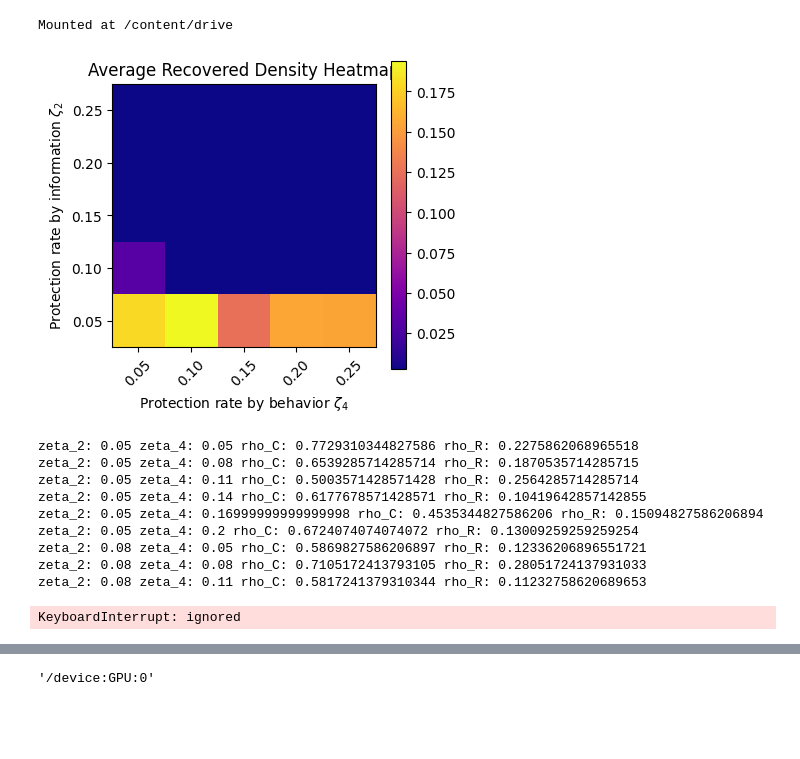
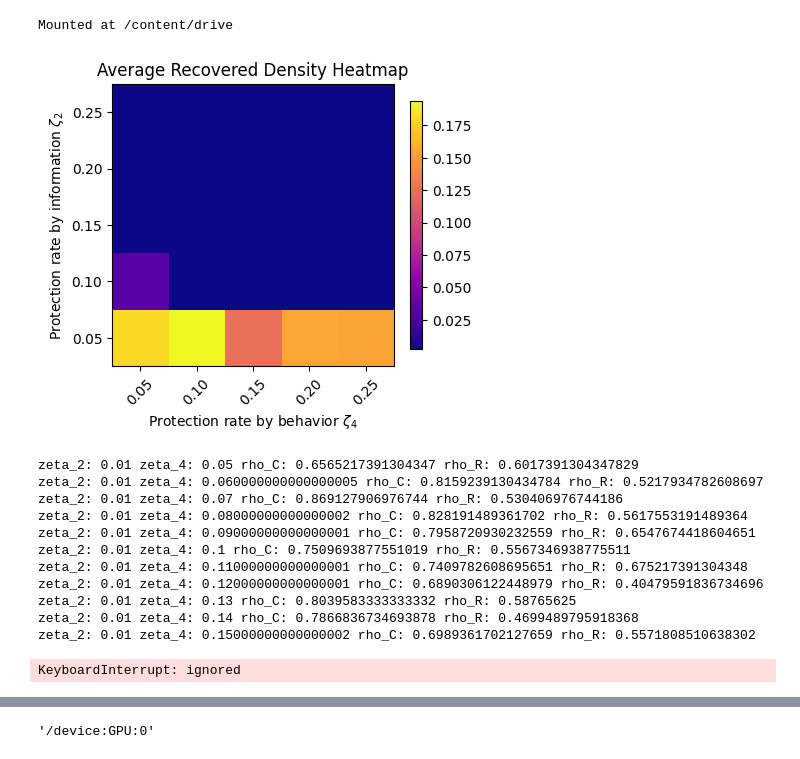
Before and after one commit to Nancy-Shi/Complex_Networks, a Jupyter notebook: 3_Layer_Coupling_080923_zeta_2_zeta_4.ipynb, the cells around one changed output, grey strips where cells are left out. Cells and saved outputs as stored; diff of their text form; code cells hidden in the pictures; blank space fills up the shorter version.

```diff
--- a/3_Layer_Coupling_080923_zeta_2_zeta_4.ipynb
+++ b/3_Layer_Coupling_080923_zeta_2_zeta_4.ipynb
@@ -598,35 +598,35 @@ fig, ax = plt.subplots(figsize=(4,4))
 heatmap = ax.imshow(results_rho_R, cmap='plasma', interpolation='nearest')
 
 # Set the SN-IP and SP-IN disease spreading rates
 zeta_2_values = np.arange(0.05, 0.3, 0.05)
 zeta_4_values = np.arange(0.05, 0.3, 0.05)
 
 # Set the tick labels and show colorbar
 ax.set_xticks(np.arange(len(zeta_4_values)))
 ax.set_yticks(np.arange(len(zeta_2_values)))
 
 # Format the tick labels with two decimal places using string formatting
 zeta_4_formatter = ticker.StrMethodFormatter('{:.2f}'.format)
 zeta_2_formatter = ticker.StrMethodFormatter('{:.2f}'.format)
 ax.xaxis.set_major_formatter(zeta_4_formatter)
 ax.yaxis.set_major_formatter(zeta_2_formatter)
 ax.invert_yaxis()
 
 ax.set_xticklabels(['{:.2f}'.format(val) for val in zeta_4_values])
 ax.set_yticklabels(['{:.2f}'.format(val) for val in zeta_2_values])
 
 plt.xticks(rotation=45)
-plt.colorbar(heatmap, fraction=0.1)
+plt.colorbar(heatmap, fraction=0.04)
 
 # Set labels and title
 ax.set_xlabel('Protection rate by behavior $\zeta_4$')
 ax.set_ylabel('Protection rate by information $\zeta_2$')
 ax.set_title('Average Recovered Density Heatmap')
 
 # Display the heat map
 plt.show()
 # %% [output]
-[figure, old version]
+[figure, new version]
 # %%
 lam = 0.1
 alp = 1
@@ -637,11 +637,11 @@ beta_NP = 0.05
 beta_PN = 0.2
 beta_NN = 0.4
 mu = 1
-n_sample = 30
+n_sample = 50
 
 # Set the SN-IP and SP-IN disease spreading rates
-zeta_2_values2 = np.arange(0.05, 0.21, 0.03)
-zeta_4_values2 = np.arange(0.05, 0.21, 0.03)
+zeta_2_values2 = np.arange(0.01, 0.11, 0.01)
+zeta_4_values2 = np.arange(0.05, 0.16, 0.01)
 
 # Initialize the result array
 results_rho_C9 = np.zeros((len(zeta_2_values2), len(zeta_4_values2)))
@@ -655,15 +655,17 @@ for i, zeta_2 in enumerate(zeta_2_values2):
         results_rho_R9[i, j] = avg_rho_R9
         print("zeta_2:", zeta_2, "zeta_4:", zeta_4, "rho_C:", avg_rho_C9, "rho_R:", avg_rho_R9)
 # %% [output]
-zeta_2: 0.05 zeta_4: 0.05 rho_C: 0.7729310344827586 rho_R: 0.2275862068965518
-zeta_2: 0.05 zeta_4: 0.08 rho_C: 0.6539285714285714 rho_R: 0.1870535714285715
-zeta_2: 0.05 zeta_4: 0.11 rho_C: 0.5003571428571428 rho_R: 0.2564285714285714
-zeta_2: 0.05 zeta_4: 0.14 rho_C: 0.6177678571428571 rho_R: 0.10419642857142855
-zeta_2: 0.05 zeta_4: 0.16999999999999998 rho_C: 0.4535344827586206 rho_R: 0.15094827586206894
-zeta_2: 0.05 zeta_4: 0.2 rho_C: 0.6724074074074072 rho_R: 0.13009259259259254
-zeta_2: 0.08 zeta_4: 0.05 rho_C: 0.5869827586206897 rho_R: 0.12336206896551721
-zeta_2: 0.08 zeta_4: 0.08 rho_C: 0.7105172413793105 rho_R: 0.28051724137931033
-zeta_2: 0.08 zeta_4: 0.11 rho_C: 0.5817241379310344 rho_R: 0.11232758620689653
+zeta_2: 0.01 zeta_4: 0.05 rho_C: 0.6565217391304347 rho_R: 0.6017391304347829
+zeta_2: 0.01 zeta_4: 0.060000000000000005 rho_C: 0.8159239130434784 rho_R: 0.5217934782608697
+zeta_2: 0.01 zeta_4: 0.07 rho_C: 0.869127906976744 rho_R: 0.530406976744186
+zeta_2: 0.01 zeta_4: 0.08000000000000002 rho_C: 0.828191489361702 rho_R: 0.5617553191489364
+zeta_2: 0.01 zeta_4: 0.09000000000000001 rho_C: 0.7958720930232559 rho_R: 0.6547674418604651
+zeta_2: 0.01 zeta_4: 0.1 rho_C: 0.7509693877551019 rho_R: 0.5567346938775511
+zeta_2: 0.01 zeta_4: 0.11000000000000001 rho_C: 0.7409782608695651 rho_R: 0.675217391304348
+zeta_2: 0.01 zeta_4: 0.12000000000000001 rho_C: 0.6890306122448979 rho_R: 0.40479591836734696
+zeta_2: 0.01 zeta_4: 0.13 rho_C: 0.8039583333333332 rho_R: 0.58765625
+zeta_2: 0.01 zeta_4: 0.14 rho_C: 0.7866836734693878 rho_R: 0.4699489795918368
+zeta_2: 0.01 zeta_4: 0.15000000000000002 rho_C: 0.6989361702127659 rho_R: 0.5571808510638302
 KeyboardInterrupt: ignored
 # %%
 # Save result
```
Also changed, not shown: parts of 7 cells of this notebook.
